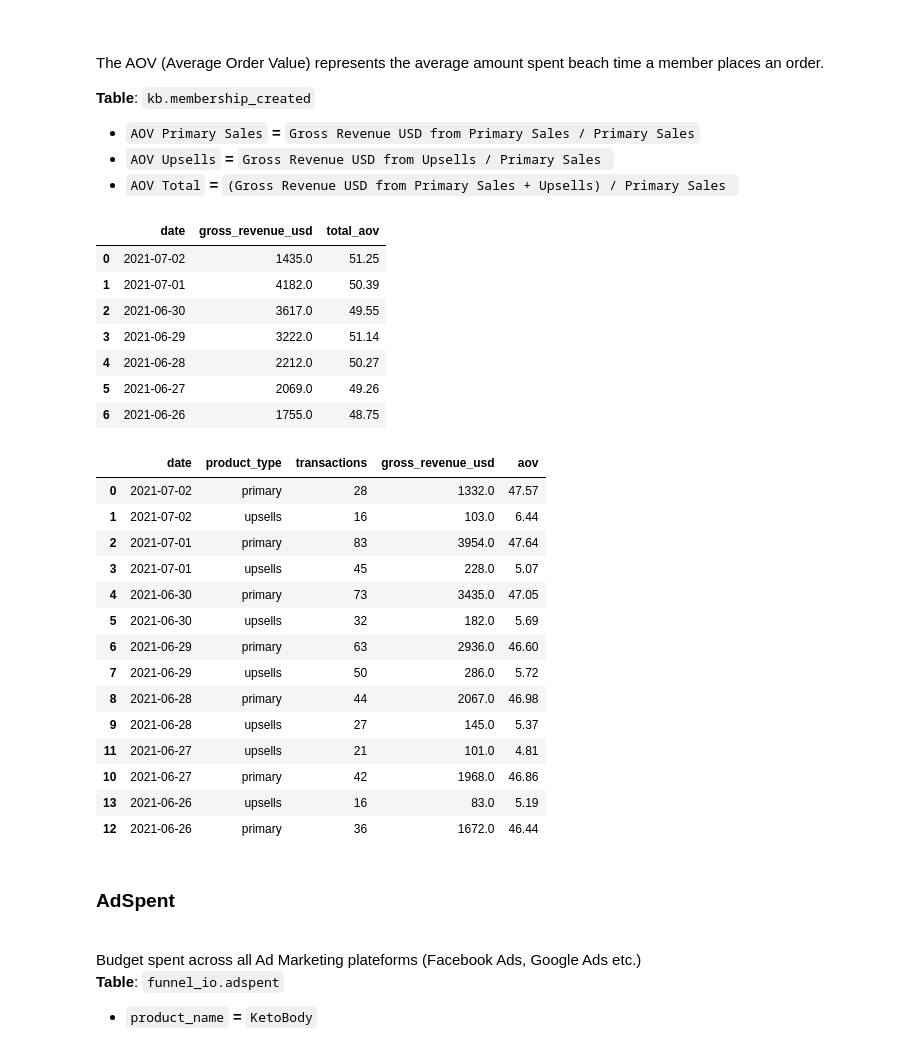
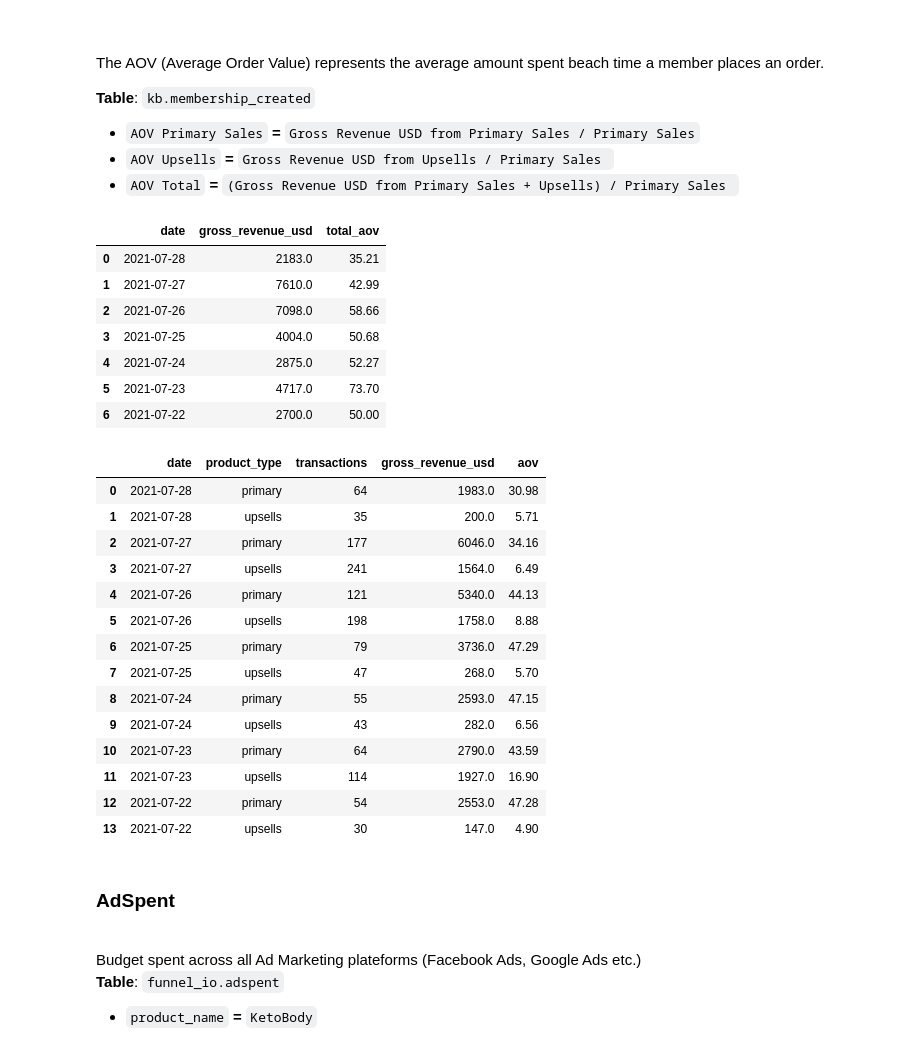
Before and after one commit to danielsflamaric/data-sccience-cookiecutter, a Jupyter notebook: cookiecutter/notebooks/01_dsf_eative_metrics_QA.ipynb, the cells around one changed output. Saved outputs shown, nothing was run; the diff lists cells and outputs as text; code cells hidden in the pictures.

Commit message:
queries

```diff
--- a/cookiecutter/notebooks/01_dsf_eative_metrics_QA.ipynb
+++ b/cookiecutter/notebooks/01_dsf_eative_metrics_QA.ipynb
@@ -70,7 +69,7 @@ ModuleNotFoundError: No module named 'utils'
 # %%
 db_config = yaml.safe_load(open(os.path.expanduser('~/.dbconfig/db_config_parameters.yml'), 'r'))
 # %%
-START_DATE = '2021-01-01'
+params = {'start_date': '2021-01-01'}
 # %% [markdown]
 <h2 id="acquisition">Acquisition</h2>
 <h3 id="primary_sales">Primary Sales</h3>
@@ -321,46 +219,43 @@ ORDER BY
 # %%
 # Total AOV calculation using both df_primary_sales and df_gross_revenue
-df_total_aov = df_gross_revenue
-total_aov = round((df_gross_revenue['gross_revenue_usd']/primary_sales['primary_sales']),2)
+total_aov = round((df_gross_revenue['gross_revenue_usd']/df_primary_sales['primary_sales']),2)
 df_gross_revenue['total_aov'] = total_aov
 
 # Show last 7 days Total AOV
 df_gross_revenue.head(7)
 # %% [output]
 |  | date | gross_revenue_usd | total_aov |
-| 0 | 2021-07-02 | 1435.0 | 51.25 |
-| 1 | 2021-07-01 | 4182.0 | 50.39 |
-| 2 | 2021-06-30 | 3617.0 | 49.55 |
-| 3 | 2021-06-29 | 3222.0 | 51.14 |
-| 4 | 2021-06-28 | 2212.0 | 50.27 |
-| 5 | 2021-06-27 | 2069.0 | 49.26 |
-| 6 | 2021-06-26 | 1755.0 | 48.75 |
+| 0 | 2021-07-28 | 2183.0 | 35.21 |
+| 1 | 2021-07-27 | 7610.0 | 42.99 |
+| 2 | 2021-07-26 | 7098.0 | 58.66 |
+| 3 | 2021-07-25 | 4004.0 | 50.68 |
+| 4 | 2021-07-24 | 2875.0 | 52.27 |
+| 5 | 2021-07-23 | 4717.0 | 73.70 |
+| 6 | 2021-07-22 | 2700.0 | 50.00 |
 # %%
-# Read query
-aov = read_rd_query(aov_query, **db_config['redshift_config'])
-aov = aov.copy(deep=True)
+query = get_sql_query(os.path.join(os.getcwd(), '../data/queries/aov_query.sql')) % params['start_date']
+df_aov = read_rd_query(query, **db_config['redshift_config'])
 
-# Convert to a data frame and sort by date DESC
-df_aov = pd.DataFrame(aov).sort_values(by='date', ascending=False)
+df_aov.sort_values(by='date', ascending=False, inplace=True)
 
 # Show last 7 days AOV broken down per Primary Sales and Upsells
 df_aov.head(14)
 # %% [output]
 |  | date | product_type | transactions | gross_revenue_usd | aov |
-| 0 | 2021-07-02 | primary | 28 | 1332.0 | 47.57 |
-| 1 | 2021-07-02 | upsells | 16 | 103.0 | 6.44 |
-| 2 | 2021-07-01 | primary | 83 | 3954.0 | 47.64 |
-| 3 | 2021-07-01 | upsells | 45 | 228.0 | 5.07 |
-| 4 | 2021-06-30 | primary | 73 | 3435.0 | 47.05 |
-| 5 | 2021-06-30 | upsells | 32 | 182.0 | 5.69 |
-| 6 | 2021-06-29 | primary | 63 | 2936.0 | 46.60 |
-| 7 | 2021-06-29 | upsells | 50 | 286.0 | 5.72 |
-| 8 | 2021-06-28 | primary | 44 | 2067.0 | 46.98 |
-| 9 | 2021-06-28 | upsells | 27 | 145.0 | 5.37 |
-| 11 | 2021-06-27 | upsells | 21 | 101.0 | 4.81 |
-| 10 | 2021-06-27 | primary | 42 | 1968.0 | 46.86 |
-| 13 | 2021-06-26 | upsells | 16 | 83.0 | 5.19 |
-| 12 | 2021-06-26 | primary | 36 | 1672.0 | 46.44 |
+| 0 | 2021-07-28 | primary | 64 | 1983.0 | 30.98 |
+| 1 | 2021-07-28 | upsells | 35 | 200.0 | 5.71 |
+| 2 | 2021-07-27 | primary | 177 | 6046.0 | 34.16 |
+| 3 | 2021-07-27 | upsells | 241 | 1564.0 | 6.49 |
+| 4 | 2021-07-26 | primary | 121 | 5340.0 | 44.13 |
+| 5 | 2021-07-26 | upsells | 198 | 1758.0 | 8.88 |
+| 6 | 2021-07-25 | primary | 79 | 3736.0 | 47.29 |
+| 7 | 2021-07-25 | upsells | 47 | 268.0 | 5.70 |
+| 8 | 2021-07-24 | primary | 55 | 2593.0 | 47.15 |
+| 9 | 2021-07-24 | upsells | 43 | 282.0 | 6.56 |
+| 10 | 2021-07-23 | primary | 64 | 2790.0 | 43.59 |
+| 11 | 2021-07-23 | upsells | 114 | 1927.0 | 16.90 |
+| 12 | 2021-07-22 | primary | 54 | 2553.0 | 47.28 |
+| 13 | 2021-07-22 | upsells | 30 | 147.0 | 4.90 |
 # %% [markdown]
 <h3 id="adspent">AdSpent</h3>
 <br>
```
Also changed, not shown: parts of 30 cells of this notebook, 14 other files.
